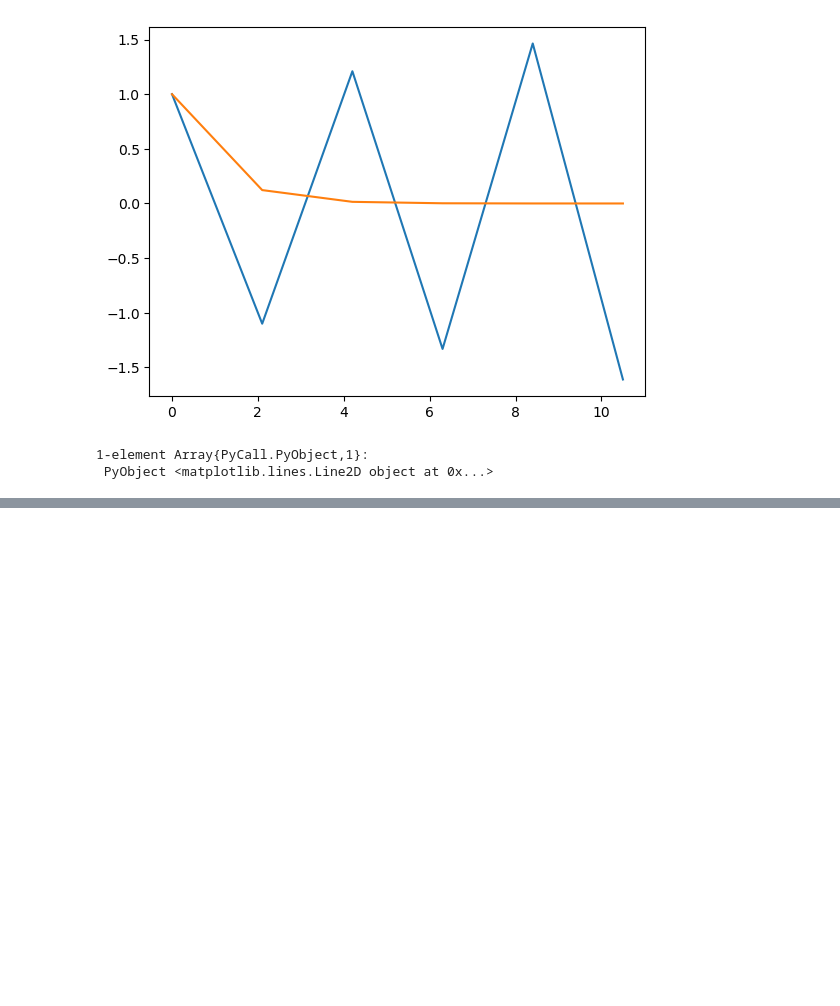
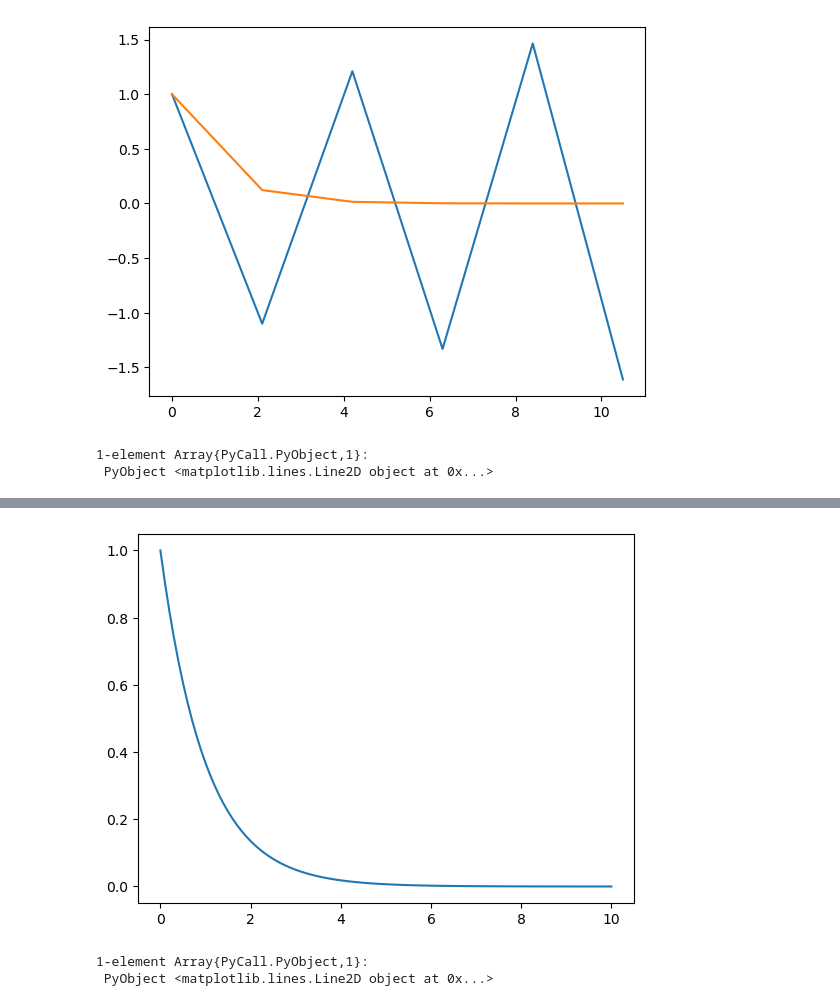
Before and after one commit to Farr-PHY-604/ODE.jl, a Jupyter notebook: ODE.ipynb, the cells around one changed output, grey strips where cells are left out. Saved outputs shown, nothing was run; the diff lists cells and outputs as text; code cells hidden in the pictures; blank space fills up the shorter version.

```diff
--- a/ODE.ipynb
+++ b/ODE.ipynb
@@ -55,3 +60,10 @@ plot(xs, exp.(-xs))
 [figure]
 1-element Array{PyCall.PyObject,1}:
  PyObject <matplotlib.lines.Line2D object at 0x...>
+# %%
+xs = collect(0:0.1:10)
+ys = [[1.0]]
+for x in xs[2:end]
+    y = evolve_ode(Midpoint, f_exp, x-0.1, ys[end], x, atol=1e-3)
+    push!(ys, y)
+end
@@ -57,0 +88,6 @@ plot(xs, exp.(-xs))
+# %%
+plot(xs, [y[1] for y in ys])
+# %% [output]
+[figure, added]
+1-element Array{PyCall.PyObject,1}:
+ PyObject <matplotlib.lines.Line2D object at 0x...>
```
Also changed, not shown: parts of 3 cells of this notebook.
